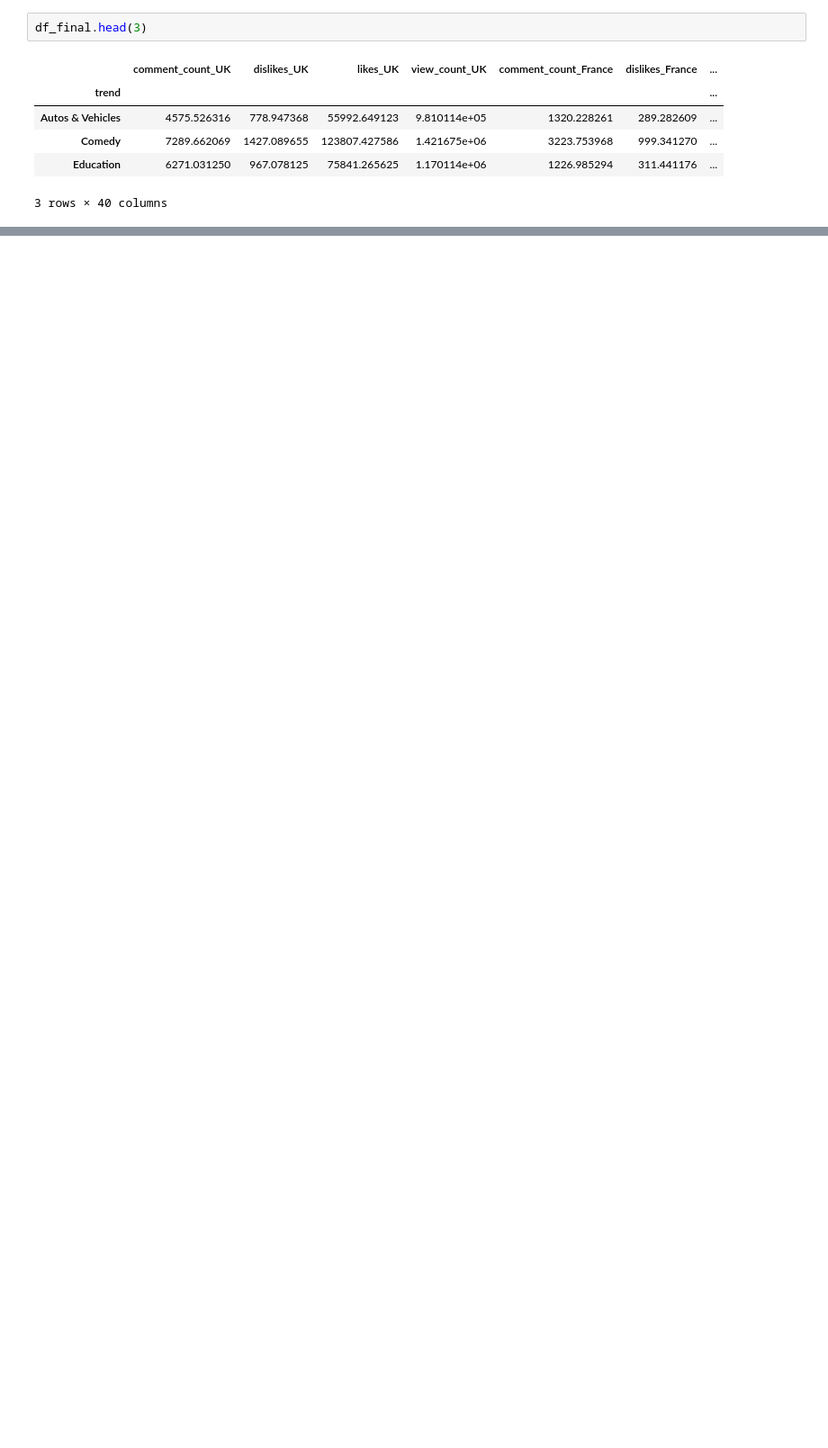
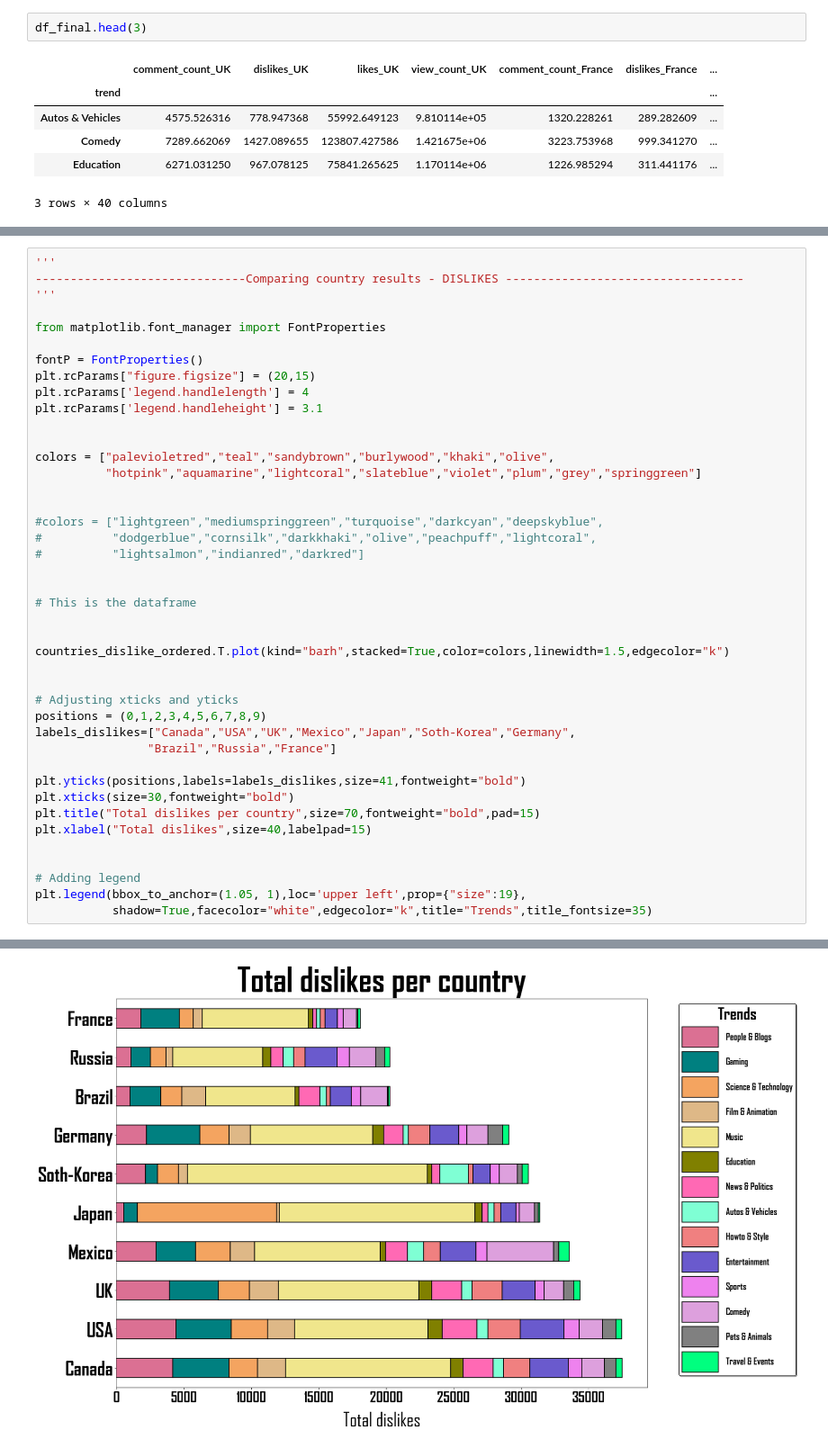
Before and after one commit to gorkemguneser/Youtube-Trending-Videos-Statistical-Analysis, a Jupyter notebook: code/gorkem.ipynb, the cells around one changed output, grey strips where cells are left out. Shown at 90% size. Cells and saved outputs as stored; diff of their text form; blank space fills up the shorter version.

```diff
--- a/code/gorkem.ipynb
+++ b/code/gorkem.ipynb
@@ -717,0 +663,43 @@ tbc
+# %%
+'''
+------------------------------Comparing country results - DISLIKES ----------------------------------
+'''
+
+from matplotlib.font_manager import FontProperties
+
+fontP = FontProperties()
+plt.rcParams["figure.figsize"] = (20,15)
+plt.rcParams['legend.handlelength'] = 4
+plt.rcParams['legend.handleheight'] = 3.1
+
+
+colors = ["palevioletred","teal","sandybrown","burlywood","khaki","olive",
+          "hotpink","aquamarine","lightcoral","slateblue","violet","plum","grey","springgreen"]
+
+
+#colors = ["lightgreen","mediumspringgreen","turquoise","darkcyan","deepskyblue",
+#          "dodgerblue","cornsilk","darkkhaki","olive","peachpuff","lightcoral",
+#          "lightsalmon","indianred","darkred"]
+
+
+# This is the dataframe
+
+
+countries_dislike_ordered.T.plot(kind="barh",stacked=True,color=colors,linewidth=1.5,edgecolor="k")
+
+
+# Adjusting xticks and yticks
+positions = (0,1,2,3,4,5,6,7,8,9)
+labels_dislikes=["Canada","USA","UK","Mexico","Japan","Soth-Korea","Germany",
+                "Brazil","Russia","France"]
+
+plt.yticks(positions,labels=labels_dislikes,size=41,fontweight="bold")
+plt.xticks(size=30,fontweight="bold")
+plt.title("Total dislikes per country",size=70,fontweight="bold",pad=15)
+plt.xlabel("Total dislikes",size=40,labelpad=15)
+
+
+# Adding legend
+plt.legend(bbox_to_anchor=(1.05, 1),loc='upper left',prop={"size":19},
+           shadow=True,facecolor="white",edgecolor="k",title="Trends",title_fontsize=35)
+# %% [output]
@@ -717,0 +707 @@ tbc
+[figure, added]
```
Also changed, not shown: parts of 39 cells of this notebook.
